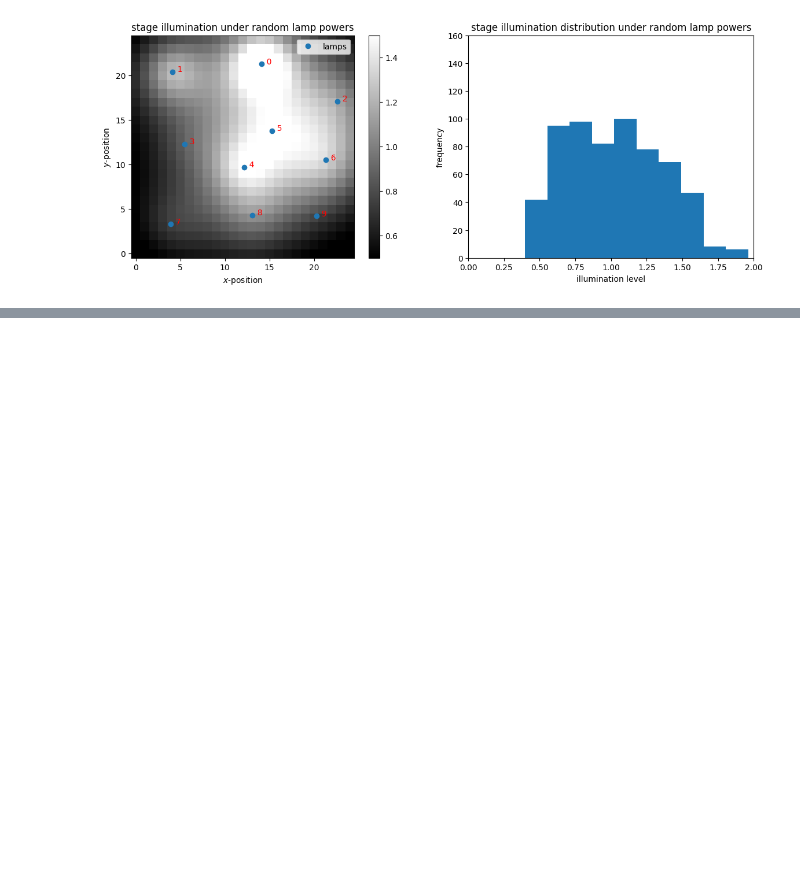
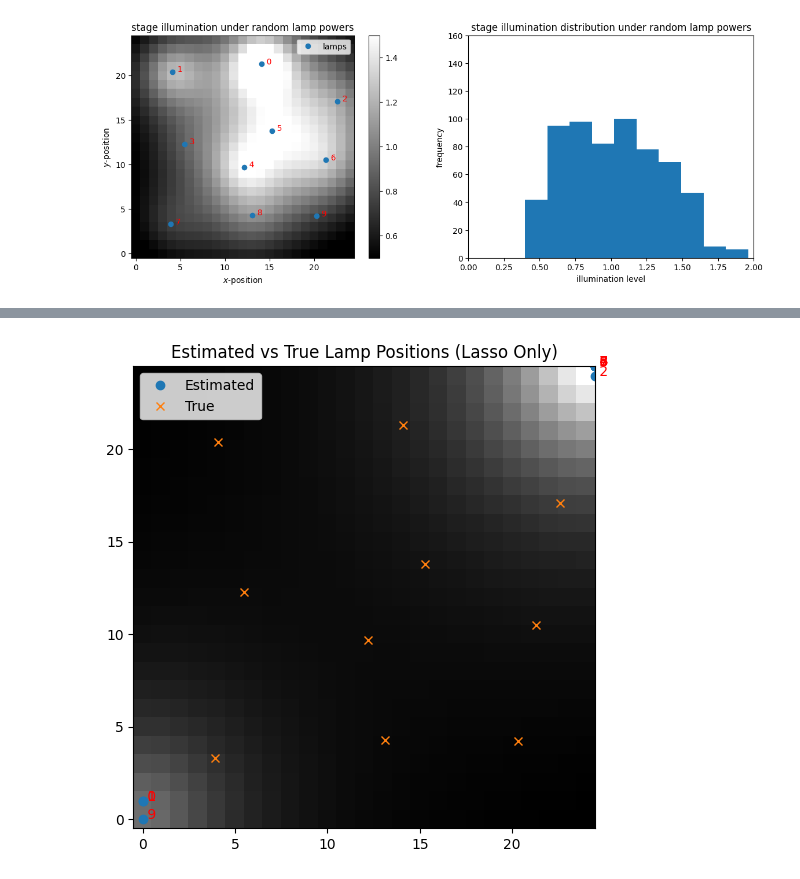
Before and after one commit to kar7mp5/Linear-Algebra-Study, a Jupyter notebook: illumination.ipynb, the cells around one changed output, grey strips where cells are left out. Saved outputs shown, nothing was run; the diff lists cells and outputs as text; code cells hidden in the pictures; blank space fills up the shorter version.

```diff
--- a/illumination.ipynb
+++ b/illumination.ipynb
@@ -218,3 +218,93 @@ plt.show()
 [figure]
 [figure]
 [figure]
+# %%
+import numpy as np
+import matplotlib.pyplot as plt
+from sklearn.linear_model import Lasso
+
+# 기본 설정
+N = 25
+m = N * N
+pix_x = np.arange(0, N).reshape(-1, 1) @ np.ones((1, N))
+pix_y = np.ones((N, 1)) @ np.arange(0, N).reshape(1, -1)
+pixels = np.hstack((pix_x.reshape(m, 1), pix_y.reshape(m, 1), np.zeros((m, 1))))
+n = 10
+
+# 주어진 전등 위치
+lamp_positions = np.array([[14.1, 21.3, 3.5],
+                           [ 4.1, 20.4, 4.0],
+                           [22.6, 17.1, 6.0],
+                           [ 5.5, 12.3, 4.0],
+                           [12.2,  9.7, 4.0],
+                           [15.3, 13.8, 6.0],
+                           [21.3, 10.5, 5.5],
+                           [ 3.9,  3.3, 5.0],
+                           [13.1,  4.3, 5.0],
+                           [20.3,  4.2, 4.5]])
+
+# 목표 조명 패턴 생성
+x_ex = np.ones(n) * 3  # 모든 전등 밝기 3
+A = np.zeros((m, n))
+for i in range(m):
+    for j in range(n):
+        A[i, j] = 1.0 / np.linalg.norm(pixels[i, :] - lamp_positions[j, :])**2
+A *= m / np.sum(A)
+y_des = A @ x_ex
+print("y_des shape:", y_des.shape)  # 디버깅: y_des 생성 확인
+
+# 그리드 생성 (계산량 감소)
+grid_res = 0.5
+grid_x = np.arange(0, N, grid_res)
+grid_y = np.arange(0, N, grid_res)
+grid_z = np.arange(3.5, 6.1, 0.5)  # 높이 3.5~6.0, 간격 0.5
+K = len(grid_x) * len(grid_y) * len(grid_z)
+grid_points = np.array([(x, y, z) for x in grid_x for y in grid_y for z in grid_z])
+print("Grid size (K):", K)  # 디버깅: 그리드 크기 확인
+
+# 그리드 기반 영향 행렬 B
+B = np.zeros((m, K))
+for i in range(m):
+    for k in range(K):
+        B[i, k] = 1.0 / np.linalg.norm(pixels[i, :] - grid_points[k, :])**2
+B *= m / np.sum(B)
+print("B shape:", B.shape)  # 디버깅: B 행렬 생성 확인
+
+# Lasso로 희소한 기여도 추정
+lasso = Lasso(alpha=0.01, max_iter=5000)  # alpha 증가, max_iter 늘림
+lasso.fit(B, y_des)
+w_hat = lasso.coef_
+print("w_hat non-zero count:", np.sum(w_hat != 0))  # 디버깅: 희소성 확인
+
+# 상위 n개의 그리드 포인트 선택
+top_indices = np.argsort(w_hat)[-n:]
+lamp_positions_est = grid_points[top_indices]
+print("Initial lamp_positions_est:\n", lamp_positions_est)  # 디버깅: 초기 추정 위치
+
+# 추정된 위치로 조명 패턴 계산
+A_est = np.zeros((m, n))
+for i in range(m):
+    for j in range(n):
+        A_est[i, j] = 1.0 / np.linalg.norm(pixels[i, :] - lamp_positions_est[j, :])**2
+A_est *= m / np.sum(A_est)
+y_optim = A_est @ x_ex
+print("y_optim shape:", y_optim.shape)  # 디버깅: y_optim 생성 확인
+
+# 시각화
+plt.figure(figsize=(8, 6), dpi=100)
+plt.imshow(y_optim.reshape(N, N).T, cmap='gray', origin='lower')
+plt.plot(lamp_positions_est[:, 0], lamp_positions_est[:, 1], 'o', label='Estimated')
+plt.plot(lamp_positions[:, 0], lamp_positions[:, 1], 'x', label='True')
+for i in range(n):
+    plt.text(lamp_positions_est[i, 0], lamp_positions_est[i, 1], f" {i}", color="r")
+plt.legend()
+plt.title("Estimated vs True Lamp Positions (Lasso Only)")
+plt.show()
+
+# 결과 출력
+print("True lamp positions:\n", lamp_positions)
+print("Estimated lamp positions:\n", lamp_positions_est)
+errors = np.linalg.norm(lamp_positions - lamp_positions_est, axis=1)
+print("Position errors (Euclidean distance):\n", errors)
+print("Mean error:", np.mean(errors))
+# %% [output]
@@ -220,0 +327 @@ plt.show()
+[figure, added]
```
Also changed, not shown: parts of 1 cell of this notebook, 2 other files.
